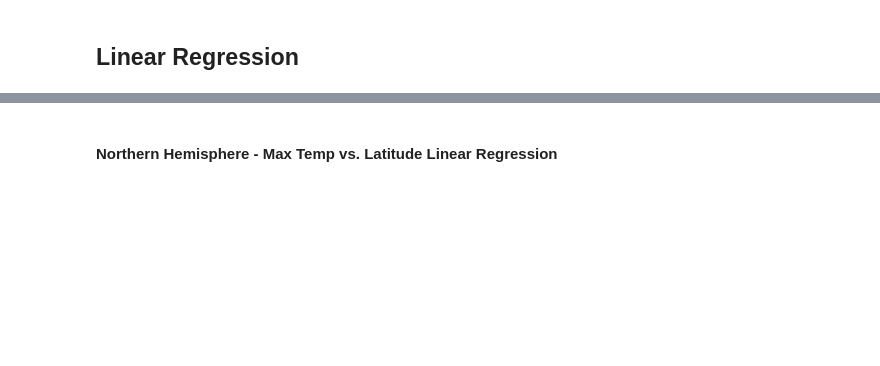
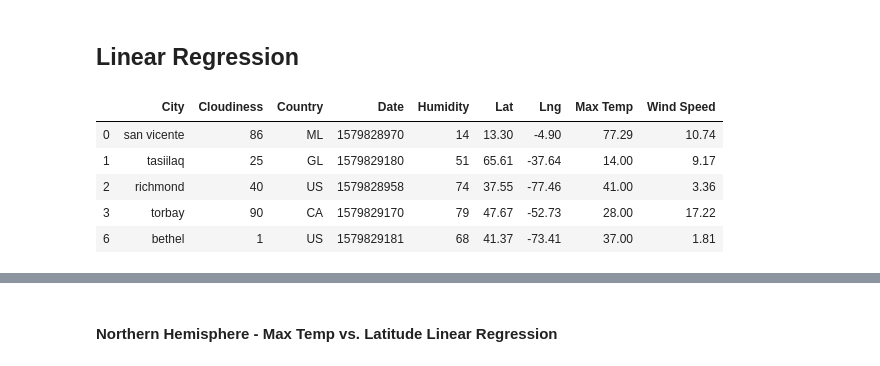
Before and after one commit to sruelle/python-api-challenge, a Jupyter notebook: starter_code/WeatherPy.ipynb, the cells around one changed output, grey strips where cells are left out. Drawn from its saved outputs; the diff is of its cells as text; code cells hidden in the pictures; blank space fills up the shorter version.

```diff
--- a/starter_code/WeatherPy.ipynb
+++ b/starter_code/WeatherPy.ipynb
@@ -275,3 +273,13 @@ plt.show()
     #plt.ylabel(title)
     #print(f'The r-squared is: {rvalue}')
     #plt.show()
+# %%
+north = weather_dataframe[weather_dataframe["Lat"] >= 0]
+north.head()
+# %% [output]
+|  | City | Cloudiness | Country | Date | Humidity | Lat | Lng | Max Temp | Wind Speed |
+| 0 | san vicente | 86 | ML | 1579828970 | 14 | 13.30 | -4.90 | 77.29 | 10.74 |
+| 1 | tasiilaq | 25 | GL | 1579829180 | 51 | 65.61 | -37.64 | 14.00 | 9.17 |
+| 2 | richmond | 40 | US | 1579828958 | 74 | 37.55 | -77.46 | 41.00 | 3.36 |
+| 3 | torbay | 90 | CA | 1579829170 | 79 | 47.67 | -52.73 | 28.00 | 17.22 |
+| 6 | bethel | 1 | US | 1579829181 | 68 | 41.37 | -73.41 | 37.00 | 1.81 |
```
Also changed, not shown: parts of 24 cells of this notebook, 4 other files.
